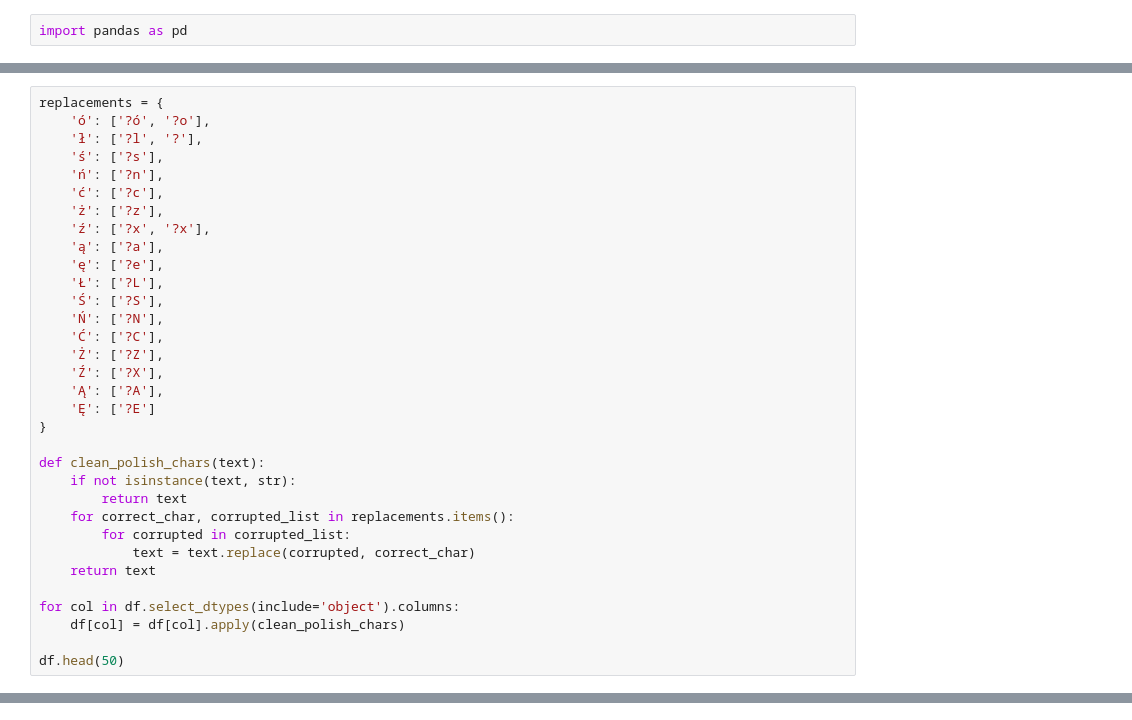
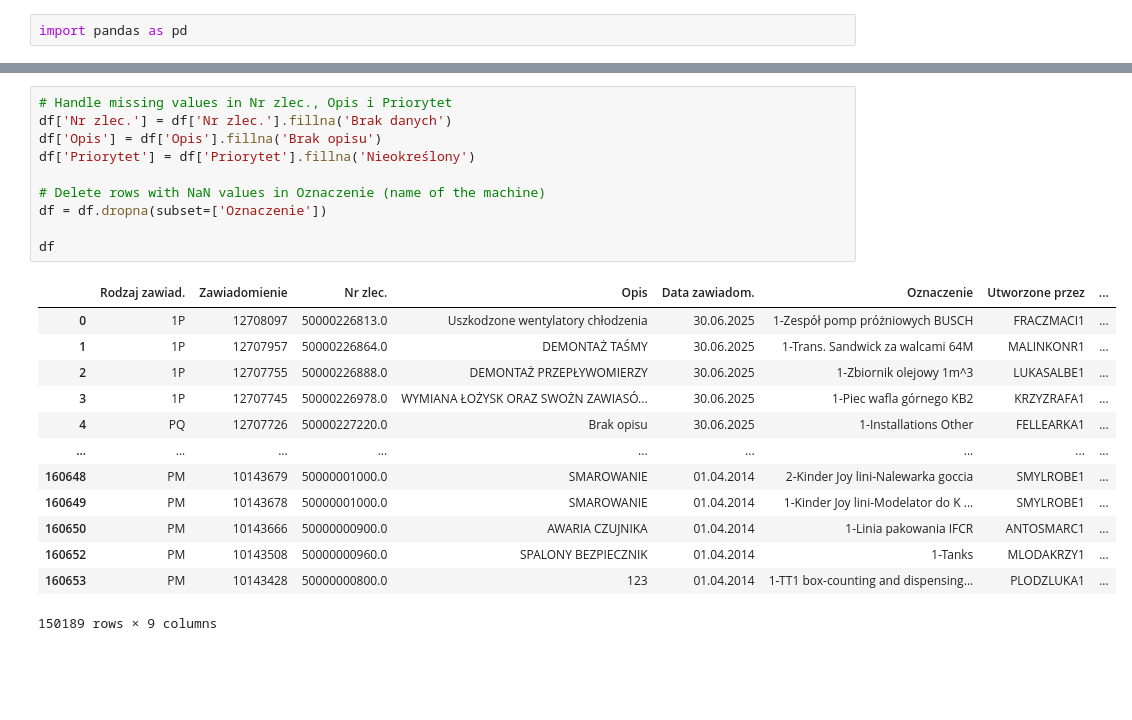
Before and after one commit to klaudiaban/ferrero, a Jupyter notebook: lista_zawiadomonień.ipynb, the cells around one changed output, grey strips where cells are left out. Drawn from its saved outputs; the diff is of its cells as text; blank space fills up the shorter version.

Commit message:
divide the machines

```diff
--- a/lista_zawiadomonień.ipynb
+++ b/lista_zawiadomonień.ipynb
@@ -24,33 +23,0 @@ df.head(50)
-# %%
-replacements = {
-    'ó': ['?ó', '?o'],
-    'ł': ['?l', '?'],
-    'ś': ['?s'],
-    'ń': ['?n'],
-    'ć': ['?c'],
-    'ż': ['?z'],
-    'ź': ['?x', '?x'],
-    'ą': ['?a'],
-    'ę': ['?e'],
-    'Ł': ['?L'],
-    'Ś': ['?S'],
-    'Ń': ['?N'],
-    'Ć': ['?C'],
-    'Ż': ['?Z'],
-    'Ź': ['?X'],
-    'Ą': ['?A'],
-    'Ę': ['?E']
-}
-
-def clean_polish_chars(text):
-    if not isinstance(text, str):
-        return text
-    for correct_char, corrupted_list in replacements.items():
-        for corrupted in corrupted_list:
-            text = text.replace(corrupted, correct_char)
-    return text
-
-for col in df.select_dtypes(include='object').columns:
-    df[col] = df[col].apply(clean_polish_chars)
-
-df.head(50)
@@ -74,0 +40,24 @@ df.head(50)
+# %%
+# Handle missing values in Nr zlec., Opis i Priorytet
+df['Nr zlec.'] = df['Nr zlec.'].fillna('Brak danych')
+df['Opis'] = df['Opis'].fillna('Brak opisu')
+df['Priorytet'] = df['Priorytet'].fillna('Nieokreślony')
+
+# Delete rows with NaN values in Oznaczenie (name of the machine)
+df = df.dropna(subset=['Oznaczenie'])
+
+df
+# %% [output]
+|  | Rodzaj zawiad. | Zawiadomienie | Nr zlec. | Opis | Data zawiadom. | Oznaczenie | Utworzone przez | ... |
+| 0 | 1P | 12708097 | 50000226813.0 | Uszkodzone wentylatory chłodzenia | 30.06.2025 | 1-Zespół pomp próżniowych BUSCH | FRACZMACI1 | ... |
+| 1 | 1P | 12707957 | 50000226864.0 | DEMONTAŻ TAŚMY | 30.06.2025 | 1-Trans. Sandwick za walcami 64M | MALINKONR1 | ... |
+| 2 | 1P | 12707755 | 50000226888.0 | DEMONTAŻ PRZEPŁYWOMIERZY | 30.06.2025 | 1-Zbiornik olejowy 1m^3 | LUKASALBE1 | ... |
+| 3 | 1P | 12707745 | 50000226978.0 | WYMIANA ŁOŻYSK ORAZ SWOŻN ZAWIASÓ... | 30.06.2025 | 1-Piec wafla górnego KB2 | KRZYZRAFA1 | ... |
+| 4 | PQ | 12707726 | 50000227220.0 | Brak opisu | 30.06.2025 | 1-Installations Other | FELLEARKA1 | ... |
+| ... | ... | ... | ... | ... | ... | ... | ... | ... |
+| 160648 | PM | 10143679 | 50000001000.0 | SMAROWANIE | 01.04.2014 | 2-Kinder Joy lini-Nalewarka goccia | SMYLROBE1 | ... |
+| 160649 | PM | 10143678 | 50000001000.0 | SMAROWANIE | 01.04.2014 | 1-Kinder Joy lini-Modelator do K ... | SMYLROBE1 | ... |
+| 160650 | PM | 10143666 | 50000000900.0 | AWARIA CZUJNIKA | 01.04.2014 | 1-Linia pakowania IFCR | ANTOSMARC1 | ... |
+| 160652 | PM | 10143508 | 50000000960.0 | SPALONY BEZPIECZNIK | 01.04.2014 | 1-Tanks | MLODAKRZY1 | ... |
+| 160653 | PM | 10143428 | 50000000800.0 | 123 | 01.04.2014 | 1-TT1 box-counting and dispensing... | PLODZLUKA1 | ... |
+150189 rows × 9 columns
```
Also changed, not shown: parts of 11 cells of this notebook.
